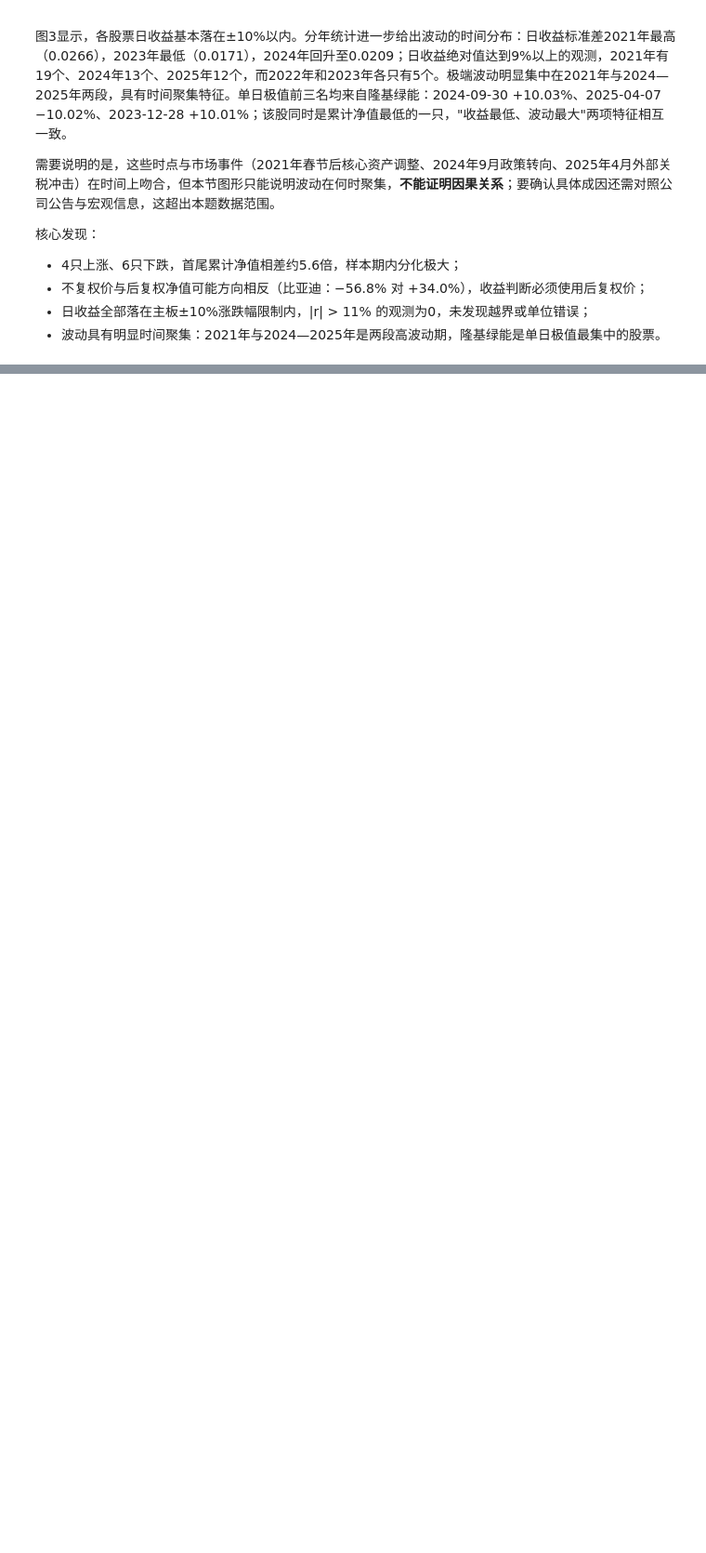
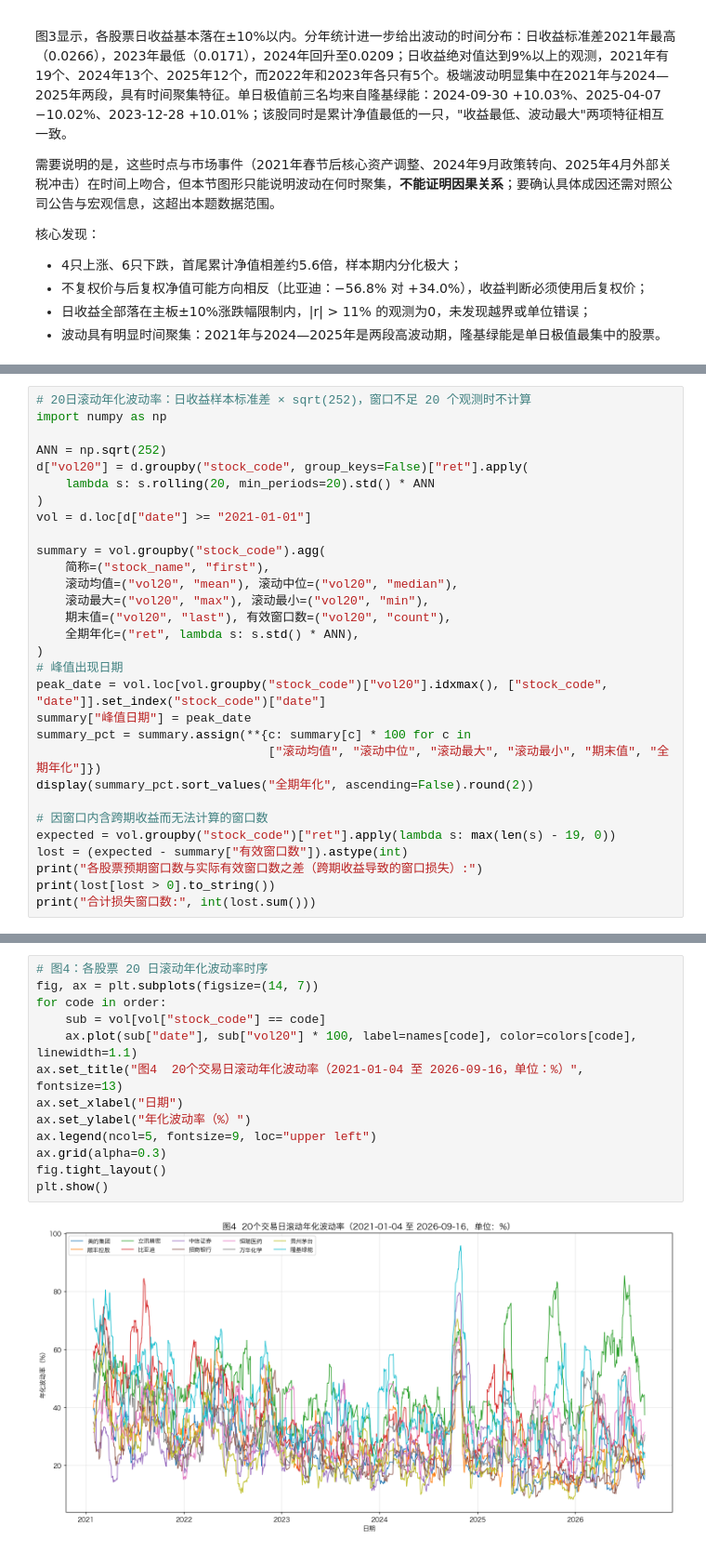
Before and after one commit to Jaremy112/fineco-homework, a Jupyter notebook: hw-02/hw_02-1.ipynb, the cells around one changed output, grey strips where cells are left out. Shown at 93% size. Drawn from its saved outputs; the diff is of its cells as text; blank space fills up the shorter version.

```diff
--- a/hw-02/hw_02-1.ipynb
+++ b/hw-02/hw_02-1.ipynb
@@ -642,0 +653,30 @@ display(ret_all.reindex(ret_all["ret"].abs().sort_values(ascending=False).index)
+# %%
+# 20日滚动年化波动率：日收益样本标准差 × sqrt(252)，窗口不足 20 个观测时不计算
+import numpy as np
+
+ANN = np.sqrt(252)
+d["vol20"] = d.groupby("stock_code", group_keys=False)["ret"].apply(
+    lambda s: s.rolling(20, min_periods=20).std() * ANN
+)
+vol = d.loc[d["date"] >= "2021-01-01"]
+
+summary = vol.groupby("stock_code").agg(
+    简称=("stock_name", "first"),
+    滚动均值=("vol20", "mean"), 滚动中位=("vol20", "median"),
+    滚动最大=("vol20", "max"), 滚动最小=("vol20", "min"),
+    期末值=("vol20", "last"), 有效窗口数=("vol20", "count"),
+    全期年化=("ret", lambda s: s.std() * ANN),
+)
+# 峰值出现日期
+peak_date = vol.loc[vol.groupby("stock_code")["vol20"].idxmax(), ["stock_code", "date"]].set_index("stock_code")["date"]
+summary["峰值日期"] = peak_date
+summary_pct = summary.assign(**{c: summary[c] * 100 for c in
+                                ["滚动均值", "滚动中位", "滚动最大", "滚动最小", "期末值", "全期年化"]})
+display(summary_pct.sort_values("全期年化", ascending=False).round(2))
+
+# 因窗口内含跨期收益而无法计算的窗口数
+expected = vol.groupby("stock_code")["ret"].apply(lambda s: max(len(s) - 19, 0))
+lost = (expected - summary["有效窗口数"]).astype(int)
+print("各股票预期窗口数与实际有效窗口数之差（跨期收益导致的窗口损失）:")
+print(lost[lost > 0].to_string())
+print("合计损失窗口数:", int(lost.sum()))
@@ -642,0 +701,15 @@ display(ret_all.reindex(ret_all["ret"].abs().sort_values(ascending=False).index)
+# %%
+# 图4：各股票 20 日滚动年化波动率时序
+fig, ax = plt.subplots(figsize=(14, 7))
+for code in order:
+    sub = vol[vol["stock_code"] == code]
+    ax.plot(sub["date"], sub["vol20"] * 100, label=names[code], color=colors[code], linewidth=1.1)
+ax.set_title("图4  20个交易日滚动年化波动率（2021-01-04 至 2026-09-16，单位：%）", fontsize=13)
+ax.set_xlabel("日期")
+ax.set_ylabel("年化波动率（%）")
+ax.legend(ncol=5, fontsize=9, loc="upper left")
+ax.grid(alpha=0.3)
+fig.tight_layout()
+plt.show()
+# %% [output]
+[figure, added]
```
Also changed, not shown: parts of 7 cells of this notebook, 3 other files.
